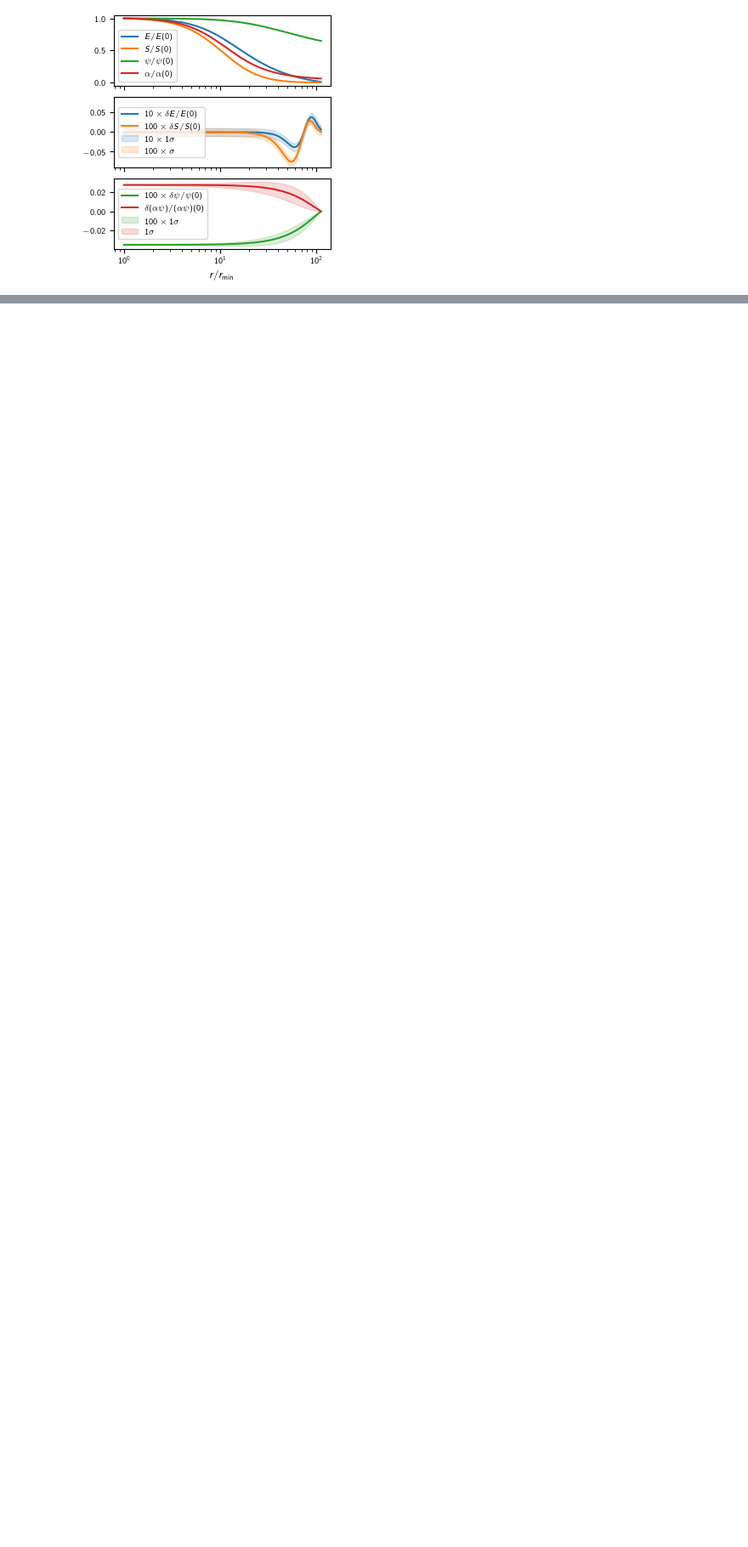
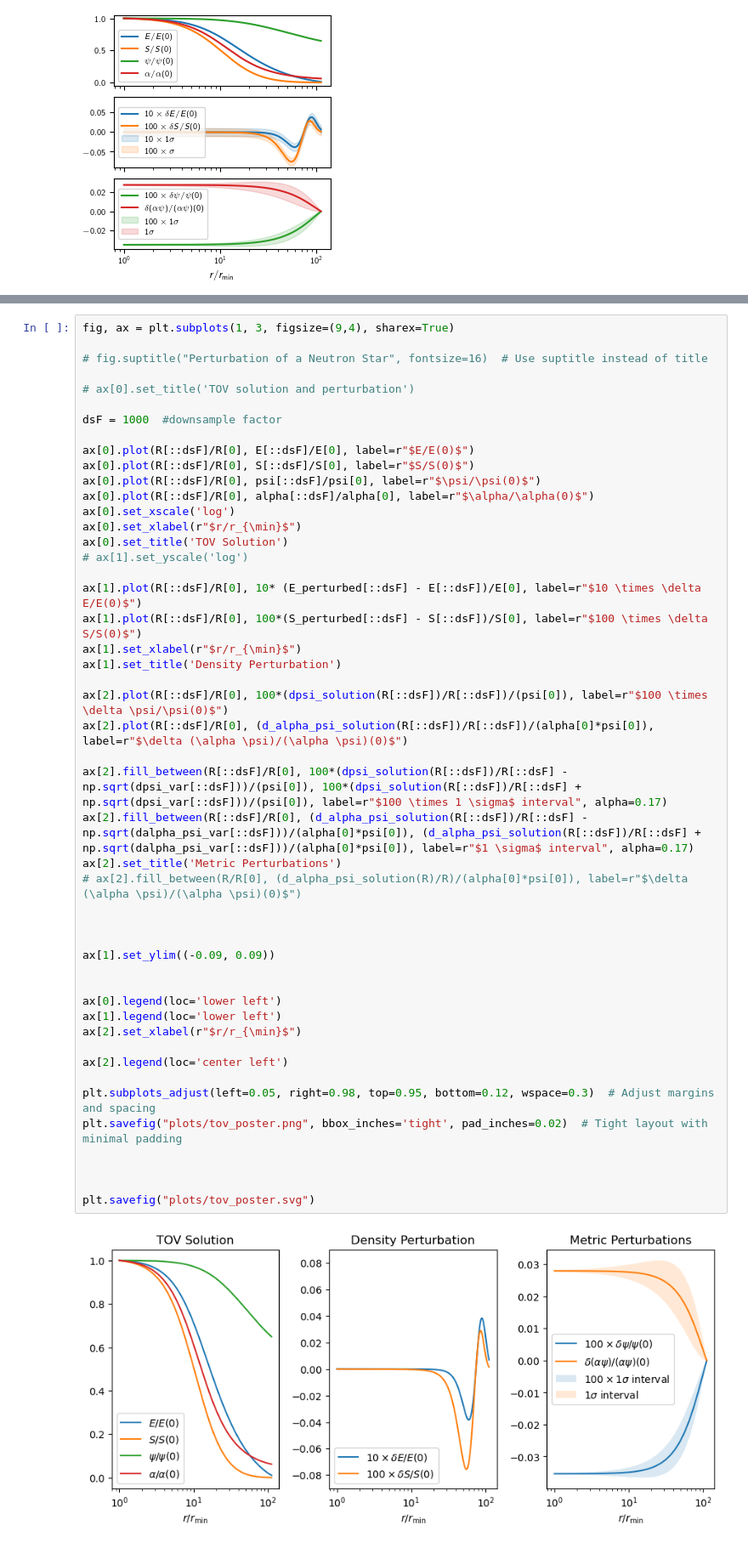
Before and after one commit to Poincare-code/henri, a Jupyter notebook: notebooks/figures_perturbed_density.ipynb, the cells around one changed output, grey strips where cells are left out. Shown at 85% size. Cells and saved outputs as stored; diff of their text form; blank space fills up the shorter version.

```diff
--- a/notebooks/figures_perturbed_density.ipynb
+++ b/notebooks/figures_perturbed_density.ipynb
@@ -523,3 +523,53 @@ ax[2].legend(loc='center left')
 plt.savefig("plots/tov.pdf")
 # %% [output]
 NameError: name 'plt' is not defined
+# %%
+fig, ax = plt.subplots(1, 3, figsize=(9,4), sharex=True)
+
+# fig.suptitle("Perturbation of a Neutron Star", fontsize=16)  # Use suptitle instead of title
+
+# ax[0].set_title('TOV solution and perturbation')
+
+dsF = 1000  #downsample factor
+
+ax[0].plot(R[::dsF]/R[0], E[::dsF]/E[0], label=r"$E/E(0)$")
+ax[0].plot(R[::dsF]/R[0], S[::dsF]/S[0], label=r"$S/S(0)$")
+ax[0].plot(R[::dsF]/R[0], psi[::dsF]/psi[0], label=r"$\psi/\psi(0)$")
+ax[0].plot(R[::dsF]/R[0], alpha[::dsF]/alpha[0], label=r"$\alpha/\alpha(0)$")
+ax[0].set_xscale('log')
+ax[0].set_xlabel(r"$r/r_{\min}$")
+ax[0].set_title('TOV Solution')
+# ax[1].set_yscale('log')
+
+ax[1].plot(R[::dsF]/R[0], 10* (E_perturbed[::dsF] - E[::dsF])/E[0], label=r"$10 \times \delta E/E(0)$")
+ax[1].plot(R[::dsF]/R[0], 100*(S_perturbed[::dsF] - S[::dsF])/S[0], label=r"$100 \times \delta S/S(0)$")
+ax[1].set_xlabel(r"$r/r_{\min}$")
+ax[1].set_title('Density Perturbation')
+
+ax[2].plot(R[::dsF]/R[0], 100*(dpsi_solution(R[::dsF])/R[::dsF])/(psi[0]), label=r"$100 \times \delta \psi/\psi(0)$")
+ax[2].plot(R[::dsF]/R[0], (d_alpha_psi_solution(R[::dsF])/R[::dsF])/(alpha[0]*psi[0]), label=r"$\delta (\alpha \psi)/(\alpha \psi)(0)$")
+
+ax[2].fill_between(R[::dsF]/R[0], 100*(dpsi_solution(R[::dsF])/R[::dsF] - np.sqrt(dpsi_var[::dsF]))/(psi[0]), 100*(dpsi_solution(R[::dsF])/R[::dsF] + np.sqrt(dpsi_var[::dsF]))/(psi[0]), label=r"$100 \times 1 \sigma$ interval", alpha=0.17)
+ax[2].fill_between(R[::dsF]/R[0], (d_alpha_psi_solution(R[::dsF])/R[::dsF] - np.sqrt(dalpha_psi_var[::dsF]))/(alpha[0]*psi[0]), (d_alpha_psi_solution(R[::dsF])/R[::dsF] + np.sqrt(dalpha_psi_var[::dsF]))/(alpha[0]*psi[0]), label=r"$1 \sigma$ interval", alpha=0.17)
+ax[2].set_title('Metric Perturbations')
+# ax[2].fill_between(R/R[0], (d_alpha_psi_solution(R)/R)/(alpha[0]*psi[0]), label=r"$\delta (\alpha \psi)/(\alpha \psi)(0)$")
+
+
+
+ax[1].set_ylim((-0.09, 0.09))
+
+
+ax[0].legend(loc='lower left')
+ax[1].legend(loc='lower left')
+ax[2].set_xlabel(r"$r/r_{\min}$")
+
+ax[2].legend(loc='center left')
+
+plt.subplots_adjust(left=0.05, right=0.98, top=0.95, bottom=0.12, wspace=0.3)  # Adjust margins and spacing
+plt.savefig("plots/tov_poster.png", bbox_inches='tight', pad_inches=0.02)  # Tight layout with minimal padding
+
+
+
+plt.savefig("plots/tov_poster.svg")
+# %% [output]
+[figure, added]
```
Also changed, not shown: parts of 2 cells of this notebook, 6 other files.
